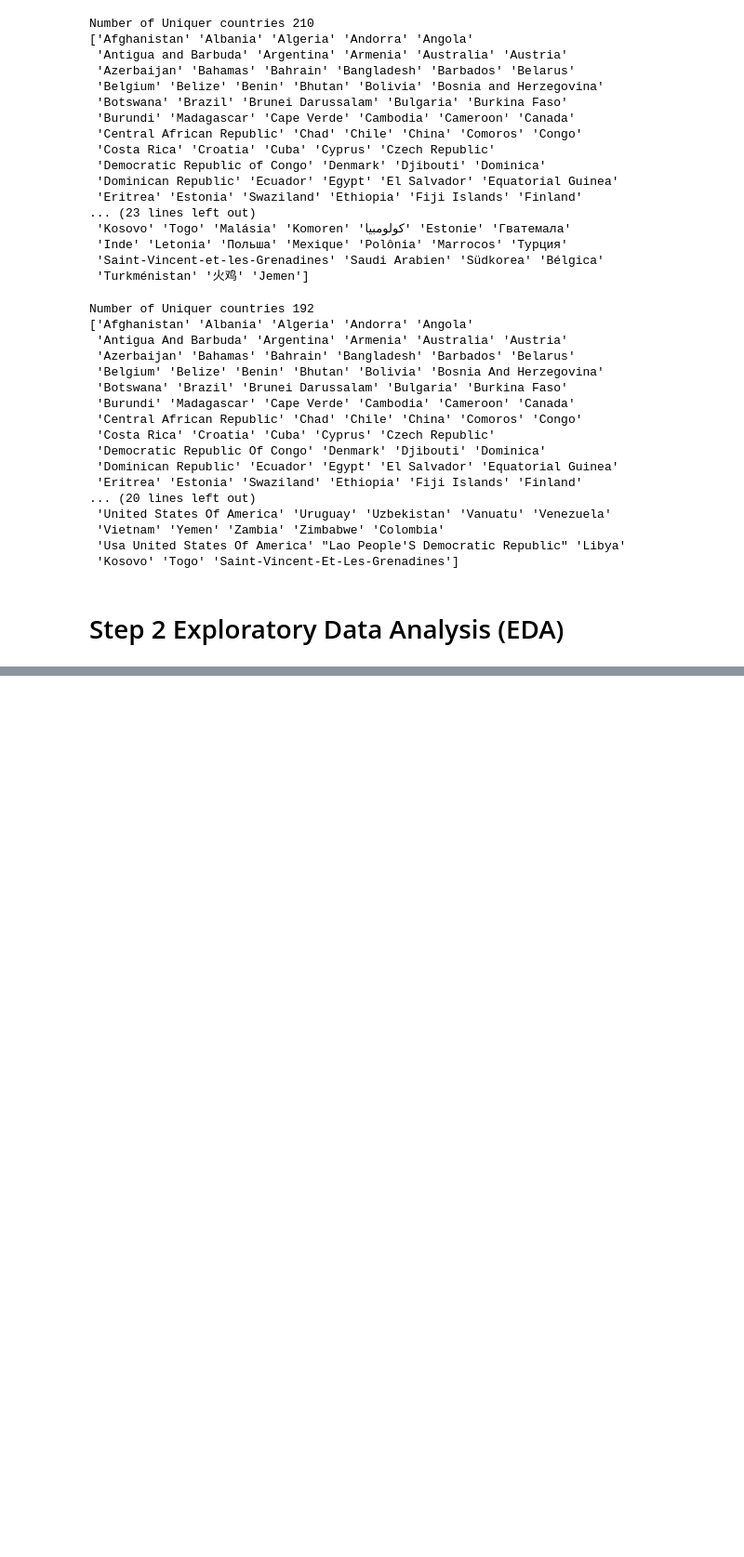
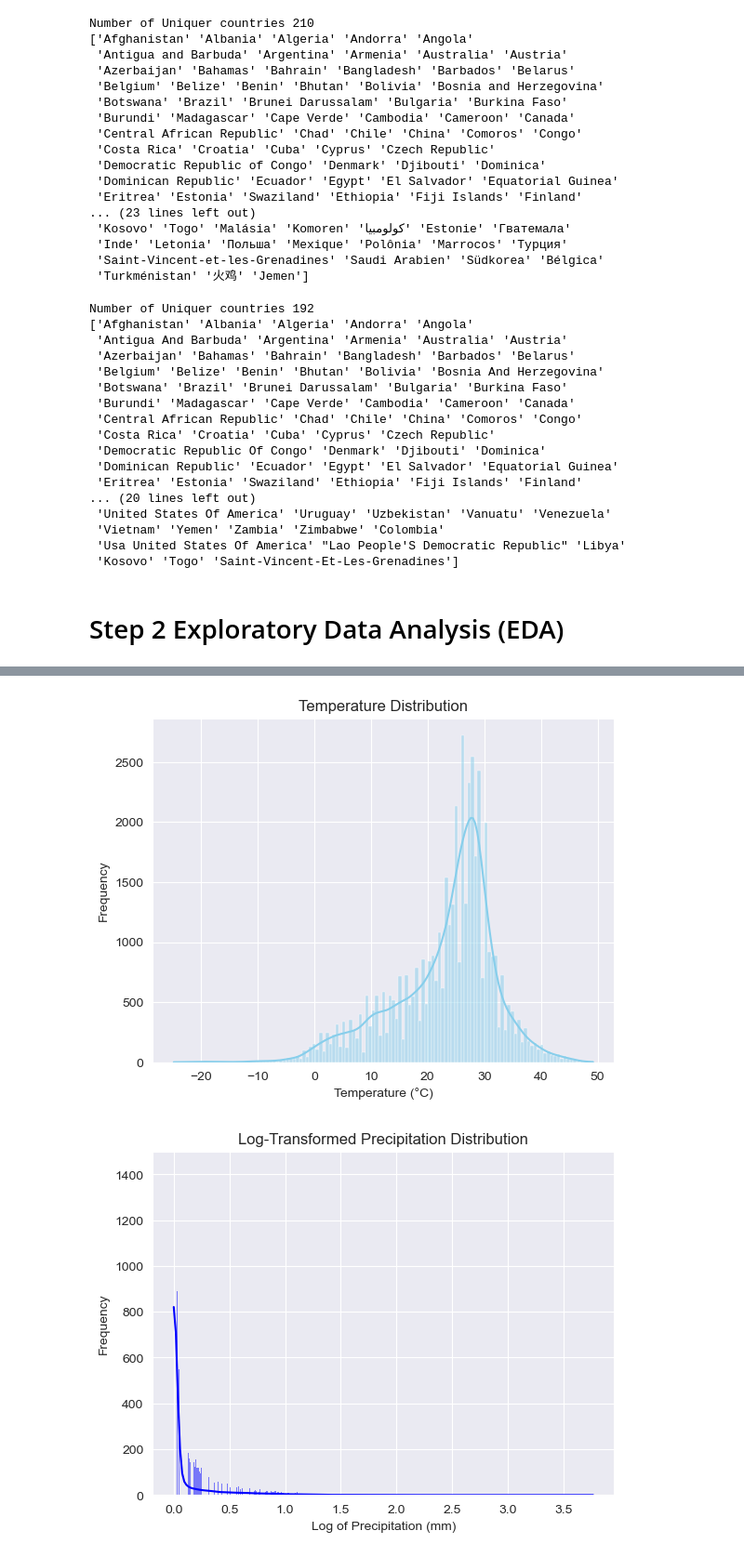
Before and after one commit to keiakihito/Assessment-Data-Science, a Jupyter notebook: src/base.ipynb, the cells around one changed output, grey strips where cells are left out. Shown at 93% size. Cells and saved outputs as stored; diff of their text form; code cells hidden in the pictures; blank space fills up the shorter version.

```diff
--- a/src/base.ipynb
+++ b/src/base.ipynb
@@ -218,0 +408,23 @@ Number of Uniquer countries 192
+# %%
+data = pd.read_csv('data/GlobalWeatherRepository.csv')
+
+
+# Temperature Distribution
+sns.histplot(data=data, x='temperature_celsius', kde=True, color='skyblue')
+plt.title('Temperature Distribution')
+plt.xlabel('Temperature (°C)')
+plt.ylabel('Frequency')
+plt.show()
+
+# Precipitation Distribution
+import numpy as np
+data['log_precip_mm'] = np.log1p(data['precip_mm'])  # log1p handles log(0) safely
+sns.histplot(data=data, x='log_precip_mm', kde=True, color='blue')
+plt.title('Log-Transformed Precipitation Distribution')
+plt.xlabel('Log of Precipitation (mm)')
+plt.ylabel('Frequency')
+plt.ylim(0,1000)
+plt.show()
+# %% [output]
+[figure, added]
+[figure, added]
```
Also changed, not shown: parts of 24 cells of this notebook, 1 other file.
